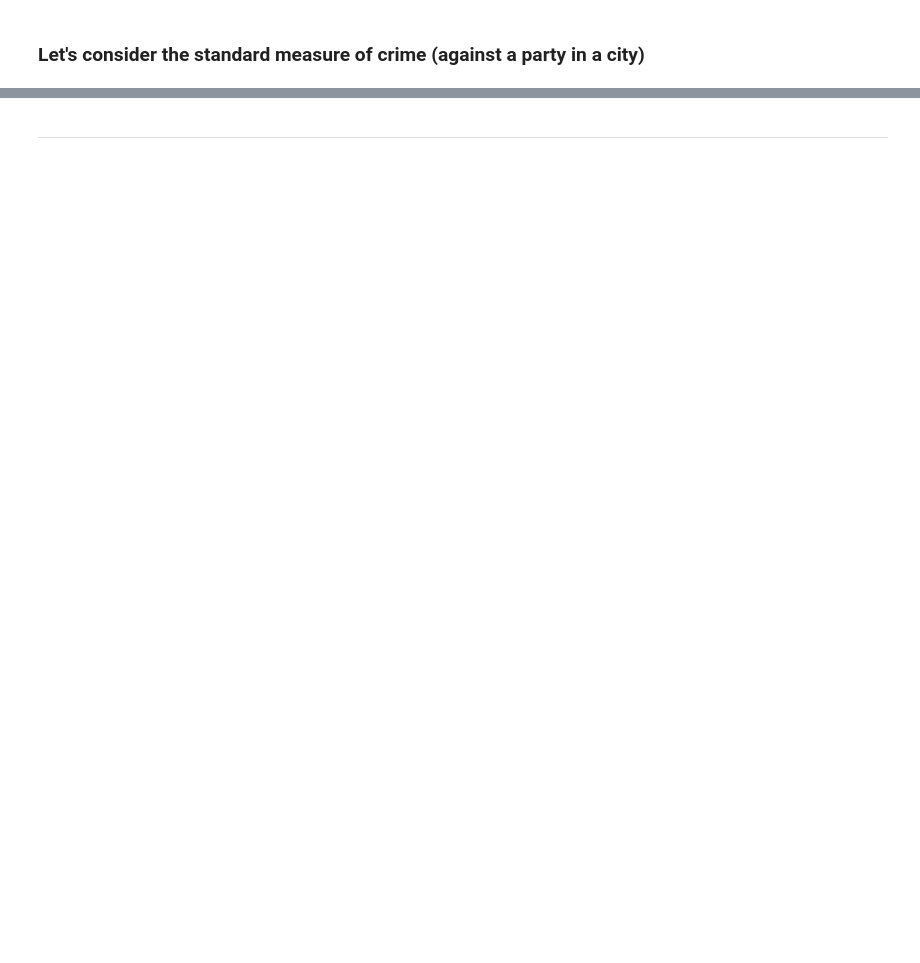
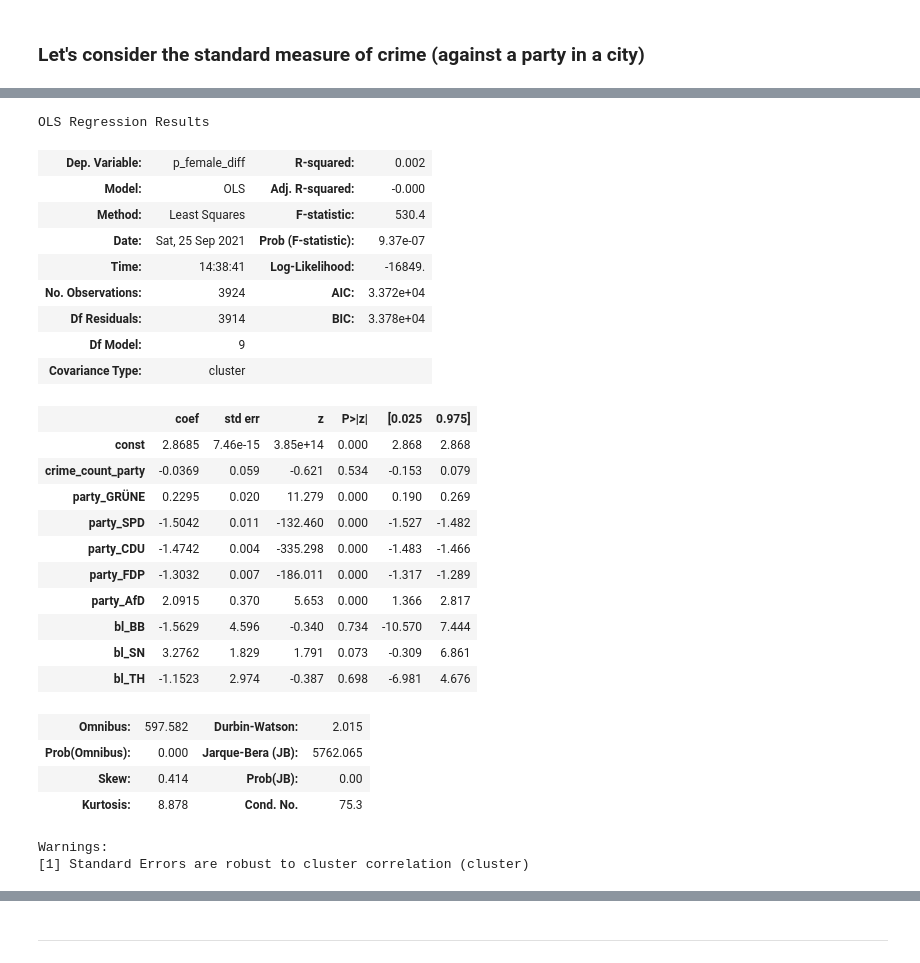
Before and after one commit to mariusgruenewald/pol_viol, a Jupyter notebook: regression.ipynb, the cells around one changed output, grey strips where cells are left out. Drawn from its saved outputs; the diff is of its cells as text; code cells hidden in the pictures; blank space fills up the shorter version.

```diff
--- a/regression.ipynb
+++ b/regression.ipynb
@@ -190,0 +206,31 @@ Standard errors in parentheses.
+# %%
+model5 = sm.OLS(y, X2).fit(cov_type='cluster', cov_kwds={'groups': data_panel_diff['party']})
+model5.summary()
+# %% [output]
+OLS Regression Results
+| Dep. Variable: | p_female_diff | R-squared: | 0.002 |
+| Model: | OLS | Adj. R-squared: | -0.000 |
+| Method: | Least Squares | F-statistic: | 530.4 |
+| Date: | Sat, 25 Sep 2021 | Prob (F-statistic): | 9.37e-07 |
+| Time: | 14:38:41 | Log-Likelihood: | -16849. |
+| No. Observations: | 3924 | AIC: | 3.372e+04 |
+| Df Residuals: | 3914 | BIC: | 3.378e+04 |
+| Df Model: | 9 |  |  |
+| Covariance Type: | cluster |  |  |
+|  | coef | std err | z | P>|z| | [0.025 | 0.975] |
+| const | 2.8685 | 7.46e-15 | 3.85e+14 | 0.000 | 2.868 | 2.868 |
+| crime_count_party | -0.0369 | 0.059 | -0.621 | 0.534 | -0.153 | 0.079 |
+| party_GRÜNE | 0.2295 | 0.020 | 11.279 | 0.000 | 0.190 | 0.269 |
+| party_SPD | -1.5042 | 0.011 | -132.460 | 0.000 | -1.527 | -1.482 |
+| party_CDU | -1.4742 | 0.004 | -335.298 | 0.000 | -1.483 | -1.466 |
+| party_FDP | -1.3032 | 0.007 | -186.011 | 0.000 | -1.317 | -1.289 |
+| party_AfD | 2.0915 | 0.370 | 5.653 | 0.000 | 1.366 | 2.817 |
+| bl_BB | -1.5629 | 4.596 | -0.340 | 0.734 | -10.570 | 7.444 |
+| bl_SN | 3.2762 | 1.829 | 1.791 | 0.073 | -0.309 | 6.861 |
+| bl_TH | -1.1523 | 2.974 | -0.387 | 0.698 | -6.981 | 4.676 |
+| Omnibus: | 597.582 | Durbin-Watson: | 2.015 |
+| Prob(Omnibus): | 0.000 | Jarque-Bera (JB): | 5762.065 |
+| Skew: | 0.414 | Prob(JB): | 0.00 |
+| Kurtosis: | 8.878 | Cond. No. | 75.3 |
+Warnings:
+[1] Standard Errors are robust to cluster correlation (cluster)
```
Also changed, not shown: parts of 26 cells of this notebook, 16 other files.
